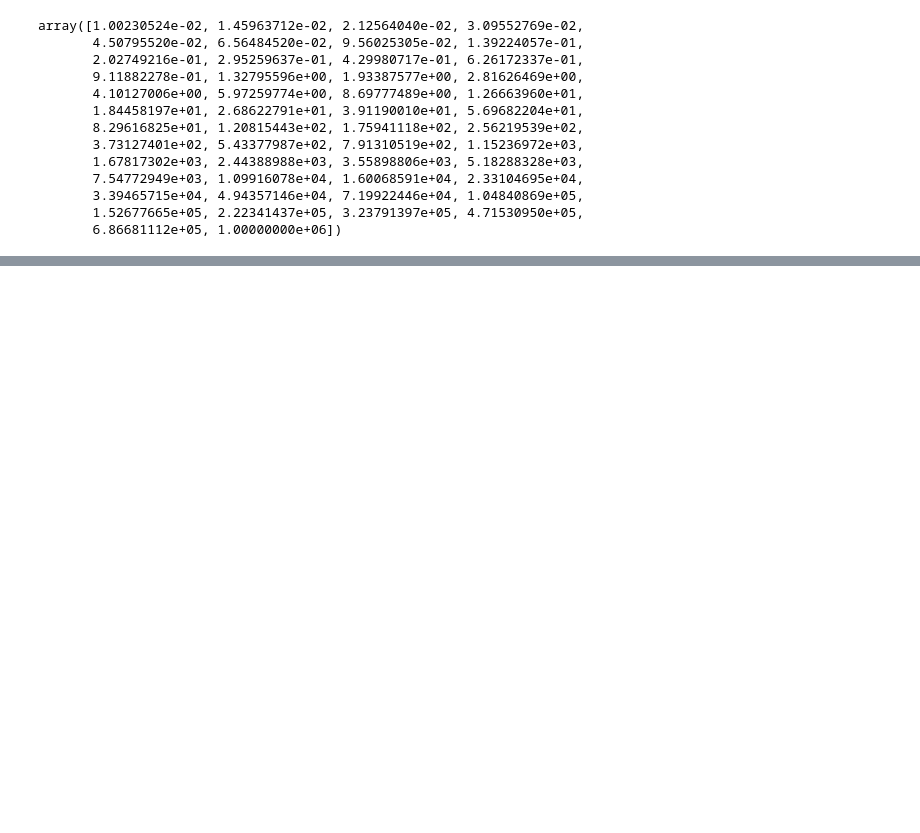
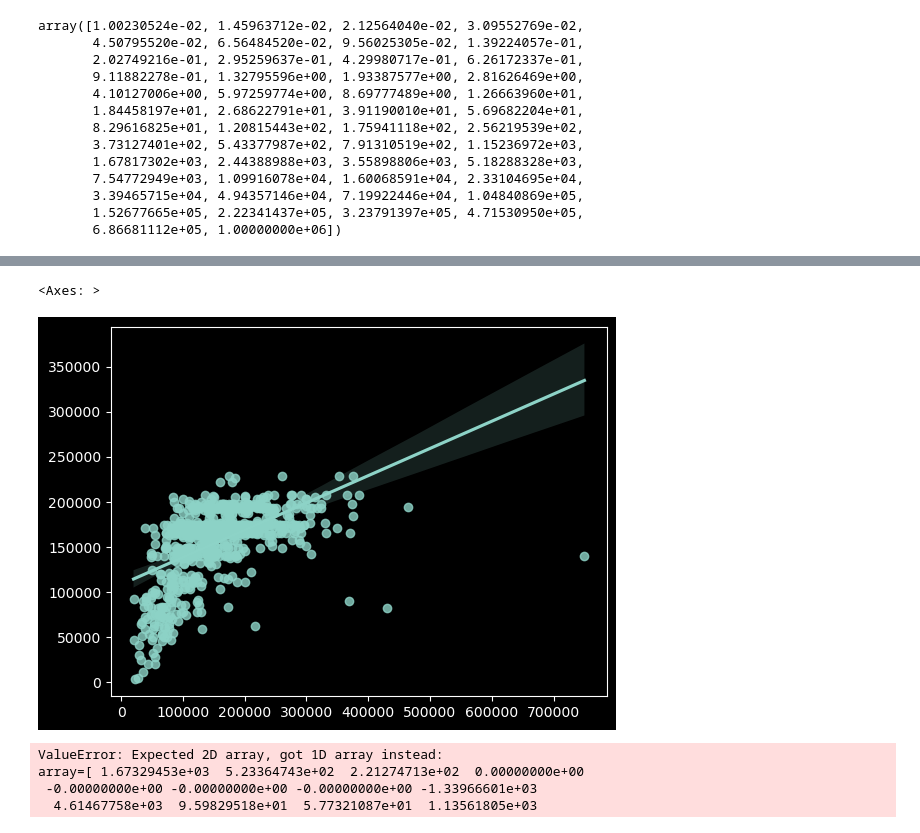
Before and after one commit to joshred83/cda_project, a Jupyter notebook: elastic.ipynb, the cells around one changed output, grey strips where cells are left out. Drawn from its saved outputs; the diff is of its cells as text; code cells hidden in the pictures; blank space fills up the shorter version.

Commit message:
Changes to be committed: 	deleted:    elastic copy.ipynb 	modified:   elastic.ipynb

```diff
--- a/elastic.ipynb
+++ b/elastic.ipynb
@@ -62,7 +193,7 @@ array([1.00230524e-02, 1.45963712e-02, 2.12564040e-02, 3.09552769e-02,
        1.52677665e+05, 2.22341437e+05, 3.23791397e+05, 4.71530950e+05,
        6.86681112e+05, 1.00000000e+06])
 # %%
-ecv = ElasticNetCV(alphas=alphas, l1_ratio = penalties, cv=10, verbose=1, max_iter=10_000)
+ecv = ElasticNetCV(alphas=alphas, l1_ratio = penalties, cv=10, verbose=1, max_iter=100_000)
 ecv.fit(X_train, y_train)
 # %% [output]
 ........................................................................................................................................................................................................ ...
@@ -144,0 +243,14 @@ search = {'alpha': [0.01, 0.1,1,10,],
+# %%
+y_pred = ecv.predict(X_test)
+# %%
+sns.regplot(x=y_test, y=y_pred, )
+# %% [output]
+<Axes: >
+[figure, added]
+# %%
+scaler.inverse_transform(ecv.coef_[:])
+# %% [output]
+ValueError: Expected 2D array, got 1D array instead:
+array=[ 1.67329453e+03  5.23364743e+02  2.21274713e+02  0.00000000e+00
+ -0.00000000e+00 -0.00000000e+00 -0.00000000e+00 -1.33966601e+03
+  4.61467758e+03  9.59829518e+01  5.77321087e+01  1.13561805e+03
```
Also changed, not shown: parts of 17 cells of this notebook, 1 other file.
